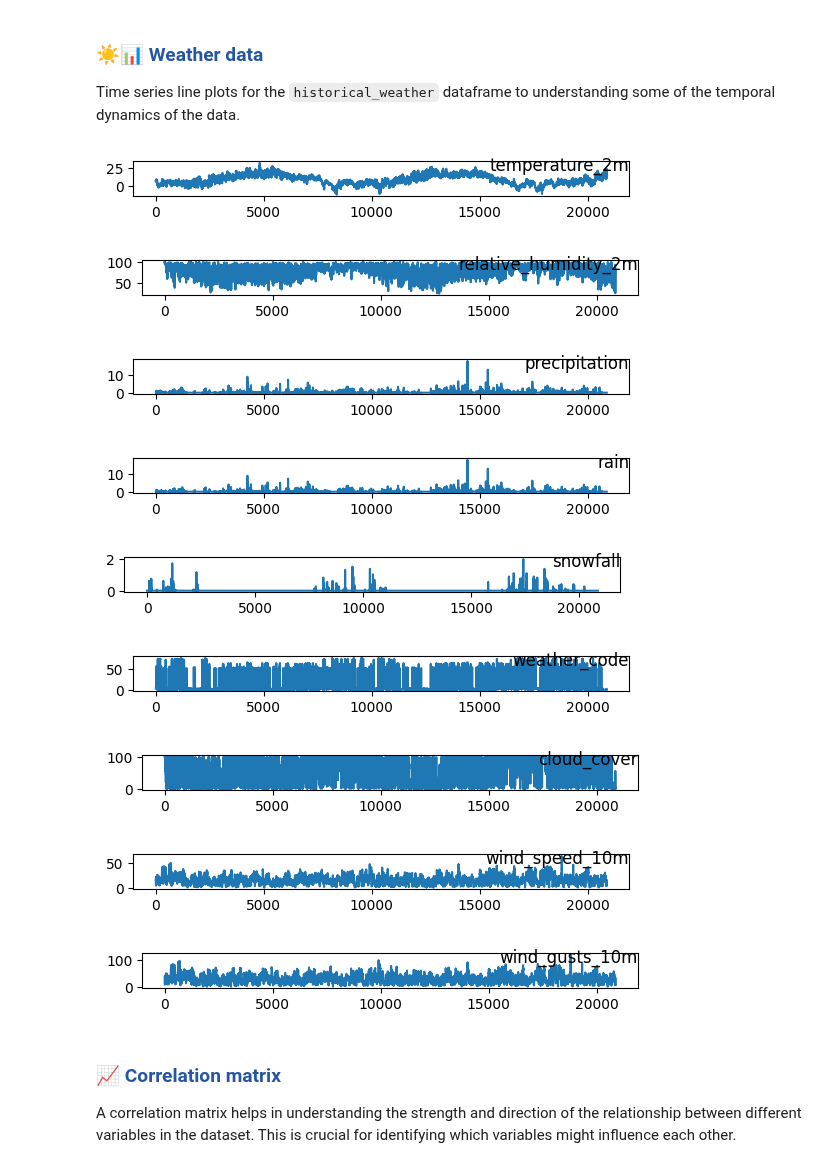
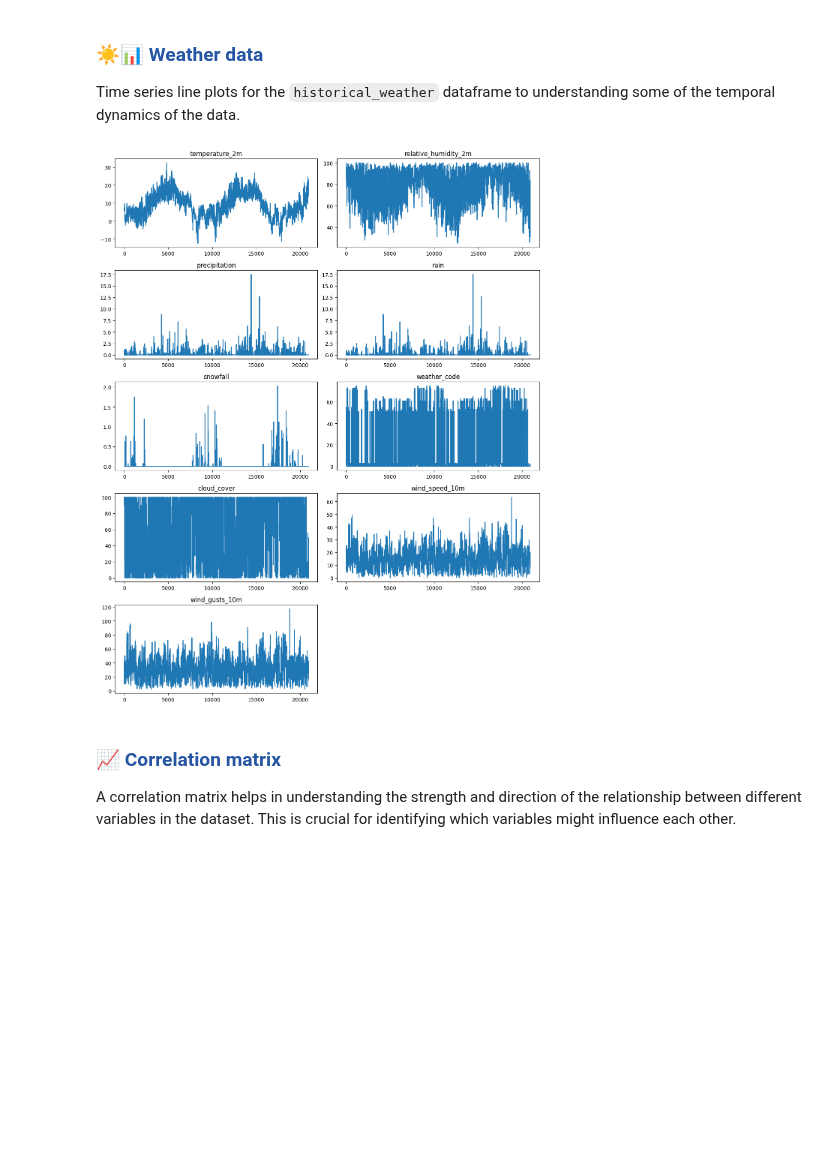
Before and after one commit to Benj3037/bds_m7_second-semester-project, a Jupyter notebook: pipeline/1_feature_backfill.ipynb, the cells around one changed output. Cells and saved outputs as stored; diff of their text form; code cells hidden in the pictures; blank space fills up the shorter version.

```diff
--- a/pipeline/1_feature_backfill.ipynb
+++ b/pipeline/1_feature_backfill.ipynb
@@ -328,33 +344,28 @@ Outliers and Anomalies:
 ### <span style="color:#2656a3;"> ☀️📊 Weather data
 Time series line plots for the `historical_weather` dataframe to understanding some of the temporal dynamics of the data.
 # %%
-from matplotlib import pyplot
-
-# load dataset
+# Load dataset
 values = historical_weather_df.values
 
-# specify columns to plot
+# Specify columns to plot
 groups = [4, 5, 6, 7, 8, 9, 10, 11, 12]
-i = 1
 
-# plot each column
-pyplot.figure()
-for group in groups:
-    pyplot.subplot(len(groups), 1, i)
-    pyplot.plot(values[:, group])
-    pyplot.title(historical_weather_df.columns[group], y=0.5, loc='right')
-    i += 1
-    pyplot.show()
+# Calculate the number of rows needed
+n_cols = 2
+n_rows = (len(groups) + 1) // n_cols
+
+# Plot each column
+plt.figure(figsize=(12, n_rows * 3))
+for i, group in enumerate(groups):
+    plt.subplot(n_rows, n_cols, i + 1)
+    plt.plot(values[:, group])
+    plt.title(historical_weather_df.columns[group], y=1, loc='center')
+
+# Show the plot
+plt.tight_layout()
+plt.show()
 # %% [output]
-[figure, old version]
+[figure, new version]
-[figure, removed]
-[figure, removed]
-[figure, removed]
-[figure, removed]
-[figure, removed]
-[figure, removed]
-[figure, removed]
-[figure, removed]
 # %% [markdown]
 ### <span style="color:#2656a3;"> 📈 Correlation matrix
 A correlation matrix helps in understanding the strength and direction of the relationship between different variables in the dataset. This is crucial for identifying which variables might influence each other.
```
Also changed, not shown: parts of 43 cells of this notebook, 10 other files.
